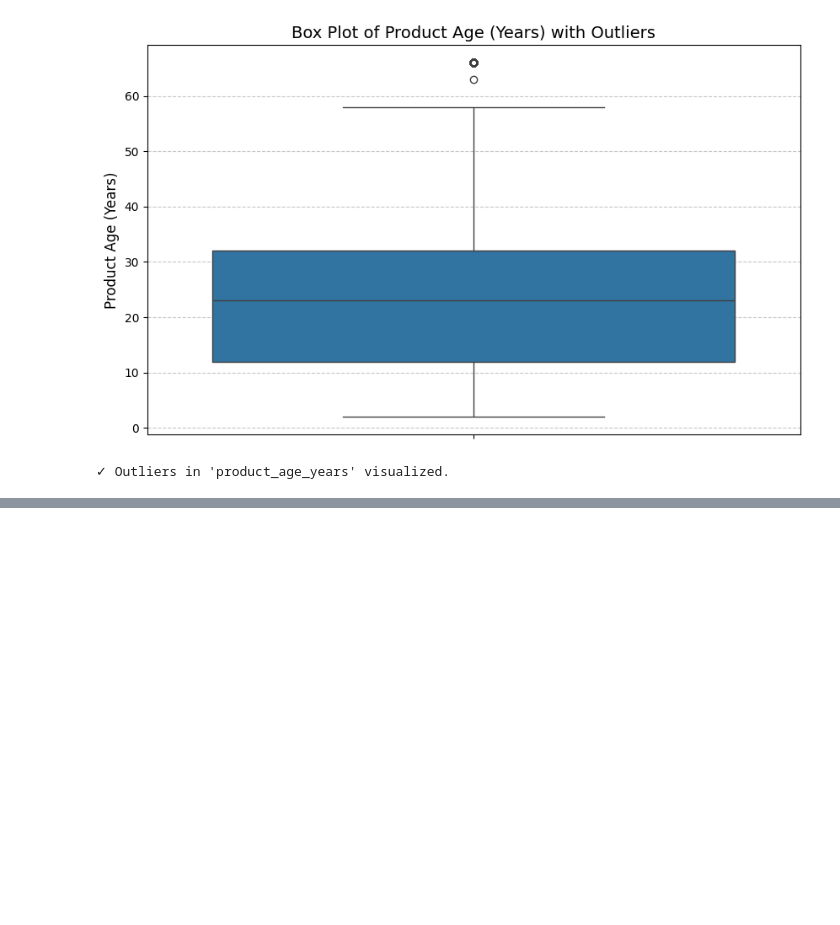
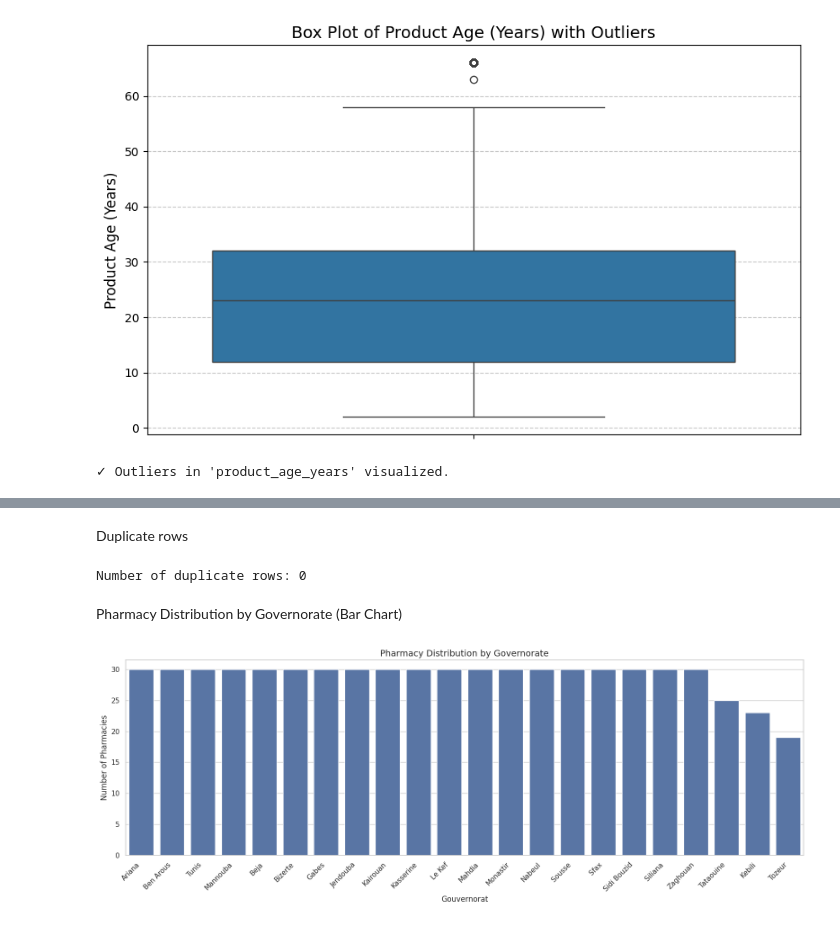
Before and after one commit to Amzilynn/PIDS-Cowin, a Jupyter notebook: PI_main.ipynb, the cells around one changed output, grey strips where cells are left out. Saved outputs shown, nothing was run; the diff lists cells and outputs as text; code cells hidden in the pictures; blank space fills up the shorter version.

Commit message:
EDA pharmacies

```diff
--- a/PI_main.ipynb
+++ b/PI_main.ipynb
@@ -900,0 +903,25 @@ Lower bound: -18.00, Upper bound: 62.00
+# %%
+# Mount Google Drive
+from google.colab import drive
+drive.mount('/content/drive')
+
+# Libraries
+import pandas as pd
+import numpy as np
+import matplotlib.pyplot as plt
+import seaborn as sns
+
+# Display settings
+pd.set_option('display.max_columns', None)
+sns.set(style="whitegrid")
+
+# Dataset path
+# Please verify the path to your file in Google Drive.
+# You can find the correct path by navigating to your file in Google Drive, right-clicking it, and selecting 'Copy path'.
+data_path = '/content/drive/My Drive/Datasets PI/Final/pharmacies.csv' # <--- REMPLACEZ CECI PAR LE CHEMIN CORRECT DE VOTRE FICHIER
+
+# Read dataset
+df_pharma = pd.read_csv(data_path, encoding='utf-8')
+
+# Quick preview
+df_pharma.head(20)
@@ -900,0 +1021,29 @@ Lower bound: -18.00, Upper bound: 62.00
+# %% [markdown]
+Duplicate rows
+# %%
+print("Number of duplicate rows:", df_pharma.duplicated().sum())
+# %% [output]
+Number of duplicate rows: 0
+# %% [markdown]
+Pharmacy Distribution by Governorate (Bar Chart)
+# %%
+import matplotlib.pyplot as plt
+import seaborn as sns
+
+plt.figure(figsize=(16, 6))
+
+sns.countplot(
+    data=df_pharma,
+    x="gouvernorat", # Corrected column name
+    order=df_pharma["gouvernorat"].value_counts().index # Corrected column name
+)
+
+plt.title("Pharmacy Distribution by Governorate", fontsize=14)
+plt.xlabel("Gouvernorat") # Corrected label
+plt.ylabel("Number of Pharmacies")
+plt.xticks(rotation=45, ha="right")
+
+plt.tight_layout()
+plt.show()
+# %% [output]
+[figure, added]
```
Also changed, not shown: parts of 32 cells of this notebook.
